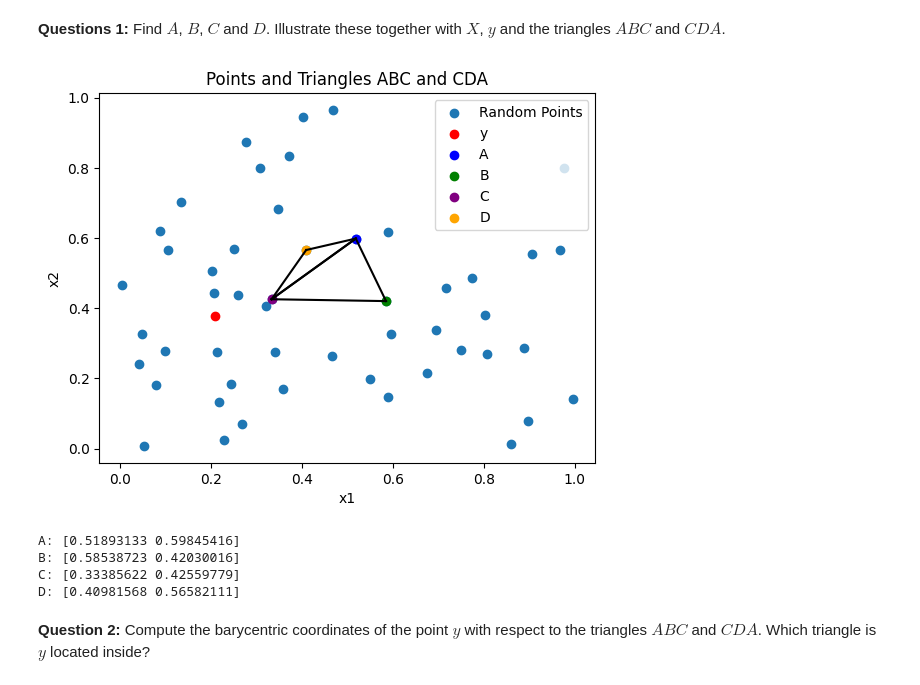
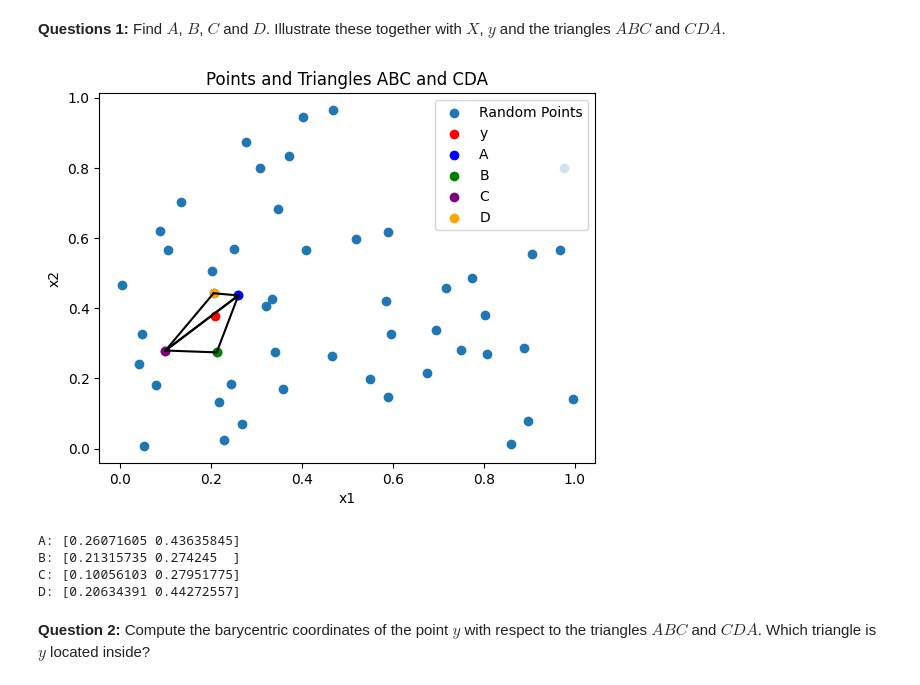
Before and after one commit to NumEconCopenhagen/projects-2024-tbm527, a Jupyter notebook: examproject/exam_2024.ipynb, the cells around one changed output. Saved outputs shown, nothing was run; the diff lists cells and outputs as text; code cells hidden in the pictures.

```diff
--- a/examproject/exam_2024.ipynb
+++ b/examproject/exam_2024.ipynb
@@ -445,42 +447,43 @@ y = rng.uniform(size=(2,))
 # %% [markdown]
 **Questions 1:** Find $A$, $B$, $C$ and $D$. Illustrate these together with $X$, $y$ and the triangles $ABC$ and $CDA$.
 # %%
-X, F = exam1.generate_random_points()
-A, B, C, D = exam1.find_points(X, (0.5, 0.5))
+# I import the functions generate_random_points and find_points that generates random points and finds the points A, B, C, and D
+X, F = exam1.generate_random_points(seed=2024)
+A, B, C, D = exam1.find_points(X, y)
 
 # I plot the points and the triangles
 plt.scatter(X[:, 0], X[:, 1], label='Random Points')
 plt.scatter(*y, color='red', label='y')
 plt.scatter(*A, color='blue', label='A')
 plt.scatter(*B, color='green', label='B')
 plt.scatter(*C, color='purple', label='C')
 plt.scatter(*D, color='orange', label='D')
 
-# Plotting triangles ABC and CDA
+# I plot the triangles ABC and CDA
 plt.plot([A[0], B[0]], [A[1], B[1]], color='black')
 plt.plot([B[0], C[0]], [B[1], C[1]], color='black')
 plt.plot([C[0], A[0]], [C[1], A[1]], color='black')
 
 plt.plot([C[0], D[0]], [C[1], D[1]], color='black')
 plt.plot([D[0], A[0]], [D[1], A[1]], color='black')
 plt.plot([A[0], C[0]], [A[1], C[1]], color='black')
 
 plt.legend()
 plt.xlabel('x1')
 plt.ylabel('x2')
 plt.title('Points and Triangles ABC and CDA')
 plt.show()
 
 print("A:", A)
 print("B:", B)
 print("C:", C)
 print("D:", D)
 # %% [output]
-[figure, old version]
+[figure, new version]
-A: [0.51893133 0.59845416]
-B: [0.58538723 0.42030016]
-C: [0.33385622 0.42559779]
-D: [0.40981568 0.56582111]
+A: [0.26071605 0.43635845]
+B: [0.21315735 0.274245  ]
+C: [0.10056103 0.27951775]
+D: [0.20634391 0.44272557]
 # %% [markdown]
 **Question 2:** Compute the barycentric coordinates of the point $y$ with respect to the triangles $ABC$ and $CDA$. Which triangle is $y$ located inside?
 # %% [markdown]
```
Also changed, not shown: parts of 9 cells of this notebook.
